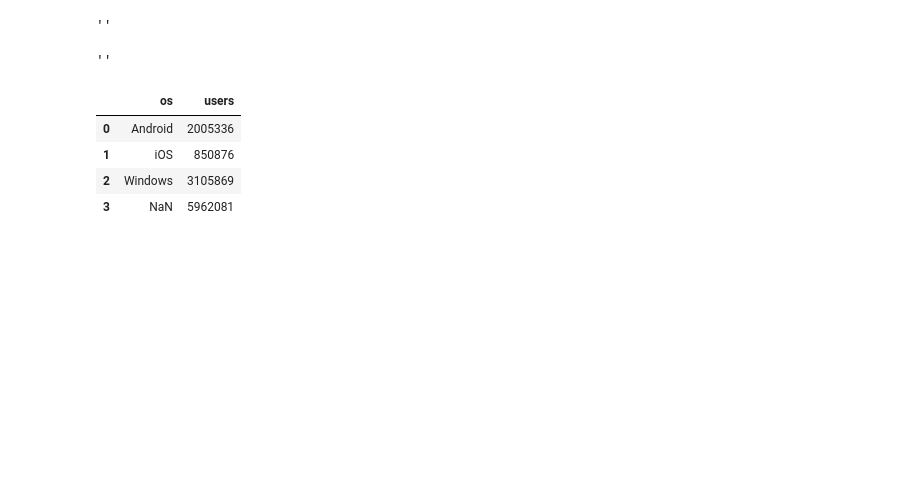
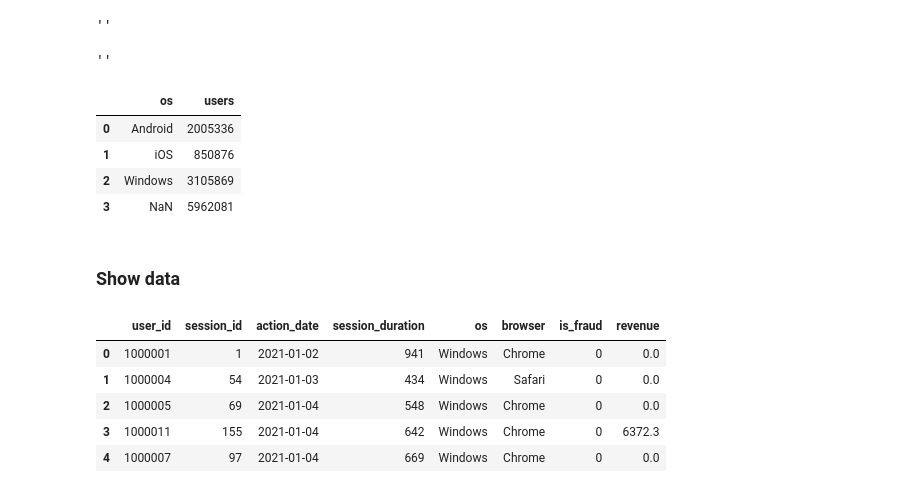
Before and after one commit to miptgirl/miptgirl_medium, a Jupyter notebook: analyst_agent/generate_synthetic_data_for_sql.ipynb, the cells around one changed output. Drawn from its saved outputs; the diff is of its cells as text; code cells hidden in the pictures; blank space fills up the shorter version.

```diff
--- a/analyst_agent/generate_synthetic_data_for_sql.ipynb
+++ b/analyst_agent/generate_synthetic_data_for_sql.ipynb
@@ -457,3 +465,21 @@ get_clickhouse_df(q)
 | 1 | iOS | 850876 |
 | 2 | Windows | 3105869 |
 | 3 | NaN | 5962081 |
+# %% [markdown]
+### Show data
+# %%
+q = '''
+select *
+from ecommerce.sessions
+limit 5
+format TabSeparatedWithNames
+'''
+
+get_clickhouse_df(q)
+# %% [output]
+|  | user_id | session_id | action_date | session_duration | os | browser | is_fraud | revenue |
+| 0 | 1000001 | 1 | 2021-01-02 | 941 | Windows | Chrome | 0 | 0.0 |
+| 1 | 1000004 | 54 | 2021-01-03 | 434 | Windows | Safari | 0 | 0.0 |
+| 2 | 1000005 | 69 | 2021-01-04 | 548 | Windows | Chrome | 0 | 0.0 |
+| 3 | 1000011 | 155 | 2021-01-04 | 642 | Windows | Chrome | 0 | 6372.3 |
+| 4 | 1000007 | 97 | 2021-01-04 | 669 | Windows | Chrome | 0 | 0.0 |
```
Also changed, not shown: parts of 3 cells of this notebook.
